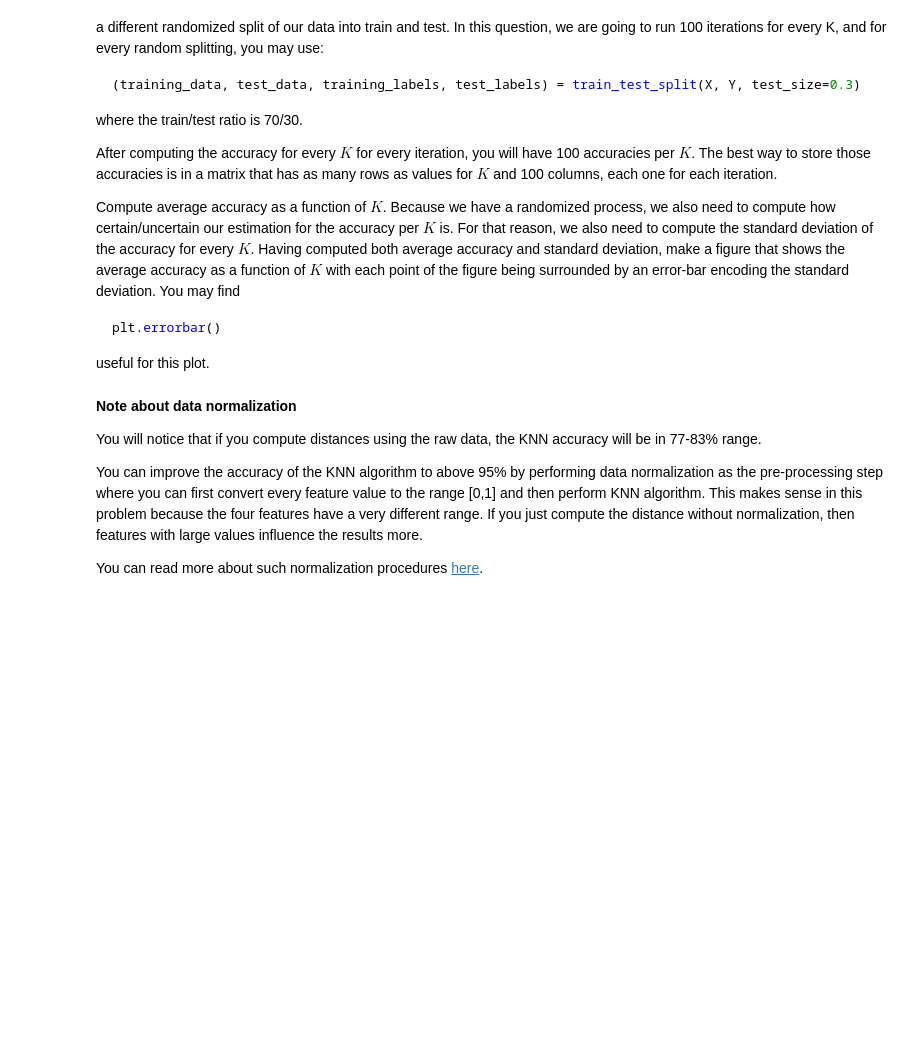
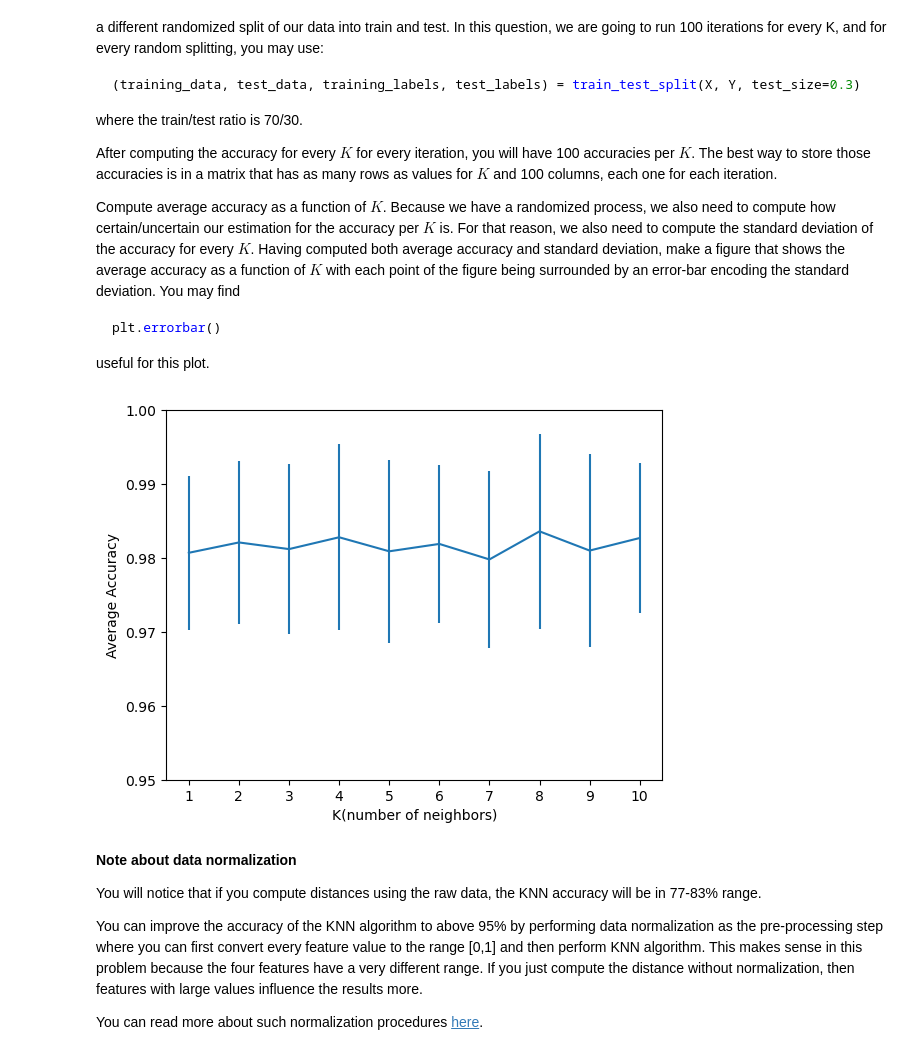
Before and after one commit to jerry729/cs171, a Jupyter notebook: fall2022_hw1.ipynb, the cells around one changed output. Saved outputs shown, nothing was run; the diff lists cells and outputs as text; code cells hidden in the pictures; blank space fills up the shorter version.

Commit message:
knn classifier finished" performance measured by accuracy

```diff
--- a/fall2022_hw1.ipynb
+++ b/fall2022_hw1.ipynb
@@ -294,3 +344,27 @@ useful for this plot.
+# %%
+# TODO: write your code here
+# You should be able to get above 80% accuracies
+from matplotlib.pyplot import MultipleLocator
+accuracies = np.zeros((10,100))
+for i in range(10):
+    for j in range(100):
+        training_data1, test_data1, training_labels1, test_labels1 = train_test_split(X, Y, test_size=0.3)
+        pred_labels = knnclassify(test_data1, training_data1, training_labels1)
+        accuracies[i,j] = sum(test_labels1 == pred_labels)/len(test_labels1)
+
+mean_acc = accuracies.mean(axis=1)
+fig2 = plt.figure()
+x = np.arange(1,11)
+yerr = accuracies.std(axis=1)
+plt.errorbar(x, mean_acc, yerr)
+plt.xlabel('K(number of neighbors)')
+plt.ylabel('Average Accuracy')
+ax = plt.gca()
+ax.xaxis.set_major_locator(MultipleLocator(1))
+plt.ylim(0.95, 1)
+plt.show()
+# %% [output]
+[figure, added]
 # %% [markdown]
 **Note about data normalization**
 
```
Also changed, not shown: parts of 6 cells of this notebook.
